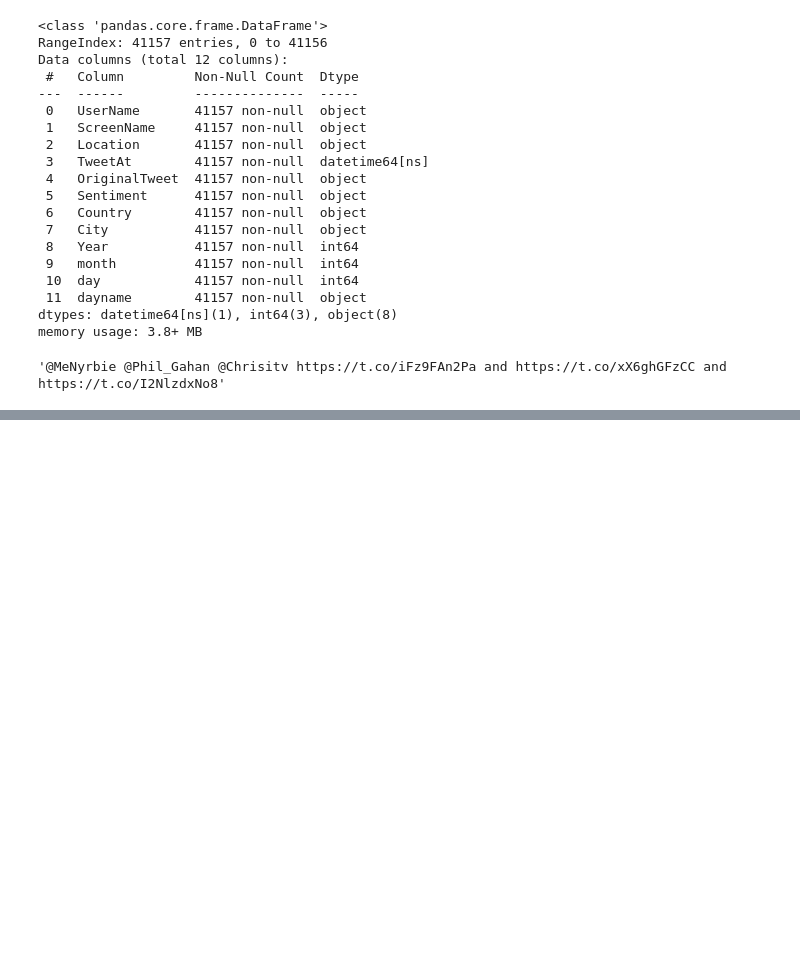
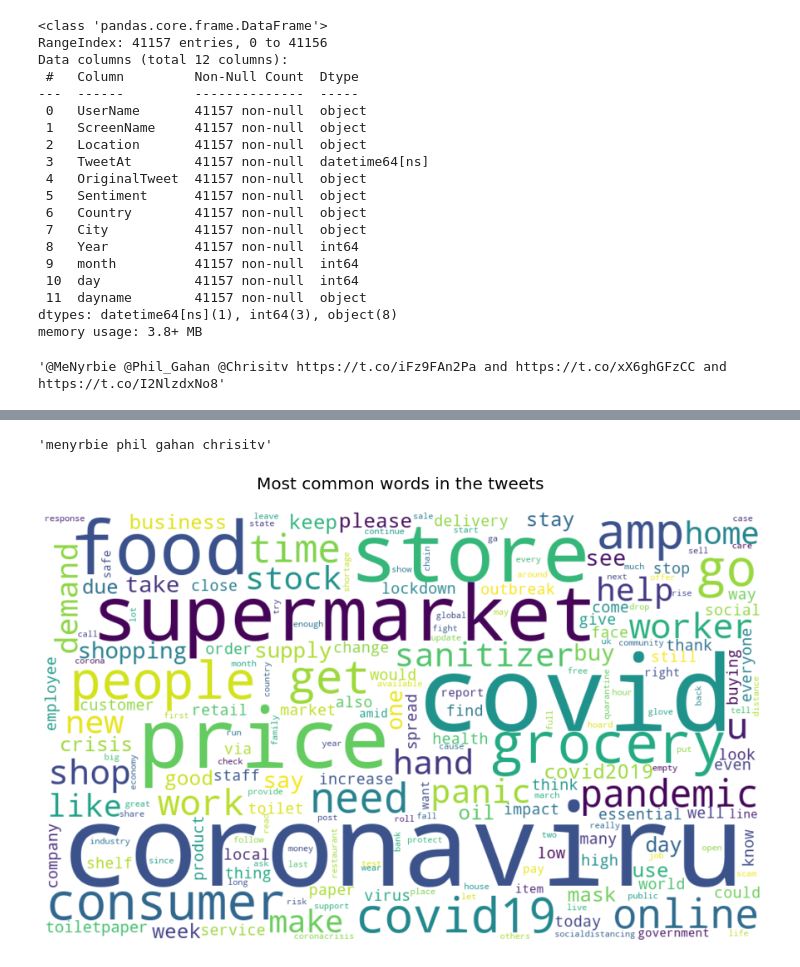
Before and after one commit to Nagasai122/Covid_sentiment_analysis, a Jupyter notebook: Covid_tweets_sentiment_analysis.ipynb, the cells around one changed output, grey strips where cells are left out. Saved outputs shown, nothing was run; the diff lists cells and outputs as text; code cells hidden in the pictures; blank space fills up the shorter version.

```diff
--- a/Covid_tweets_sentiment_analysis.ipynb
+++ b/Covid_tweets_sentiment_analysis.ipynb
@@ -547,11 +491,0 @@ def createWordCloud(input_type, text):
-# %%
-text = ''
-stop_words = set(stopwords.words("english"))
-for row in df['clean_tweet']:
-    # typecaste each row to string and split it to get tokens
-    tokens = str(row).split()
-    for i in range(len(tokens)):
-        tokens[i] = tokens[i].lower()
-    text += " ".join(tokens)+" "
-
-createWordCloud("words",text)
@@ -601,11 +491,0 @@ True
-# %%
-lemmatizer= WordNetLemmatizer()
-
-def lemmatizing(text):
-  ''' a function which lemmatize each word in given text'''
-  words = nltk.word_tokenize(text)
-  output = " ".join([lemmatizer.lemmatize(word) for word in words])
-  return output
-# %%
-df['clean_tweet']= df['clean_tweet'].apply(lemmatizing)
-df['clean_tweet'].head(10)
@@ -843,0 +542,4 @@ model.evaluate(X_test,y_test)
+# %%
+df['clean_text'] = df['OriginalTweet'].apply(lambda x: finalpreprocess(x))
+# df=df.drop(columns=['word_count','char_count','unique_word_count'])
+df.head()
@@ -843,0 +553,4 @@ model.evaluate(X_test,y_test)
+# %%
+df.iloc[0]['clean_text']
+# %% [output]
+'menyrbie phil gahan chrisitv'
@@ -843,0 +575,13 @@ model.evaluate(X_test,y_test)
+# %%
+text = ''
+stop_words = set(stopwords.words("english"))
+for row in df['clean_text']:
+    # typecaste each row to string and split it to get tokens
+    tokens = str(row).split()
+    for i in range(len(tokens)):
+        tokens[i] = tokens[i].lower()
+    text += " ".join(tokens)+" "
+
+createWordCloud("words",text)
+# %% [output]
+[figure, added]
```
Also changed, not shown: parts of 98 cells of this notebook.
